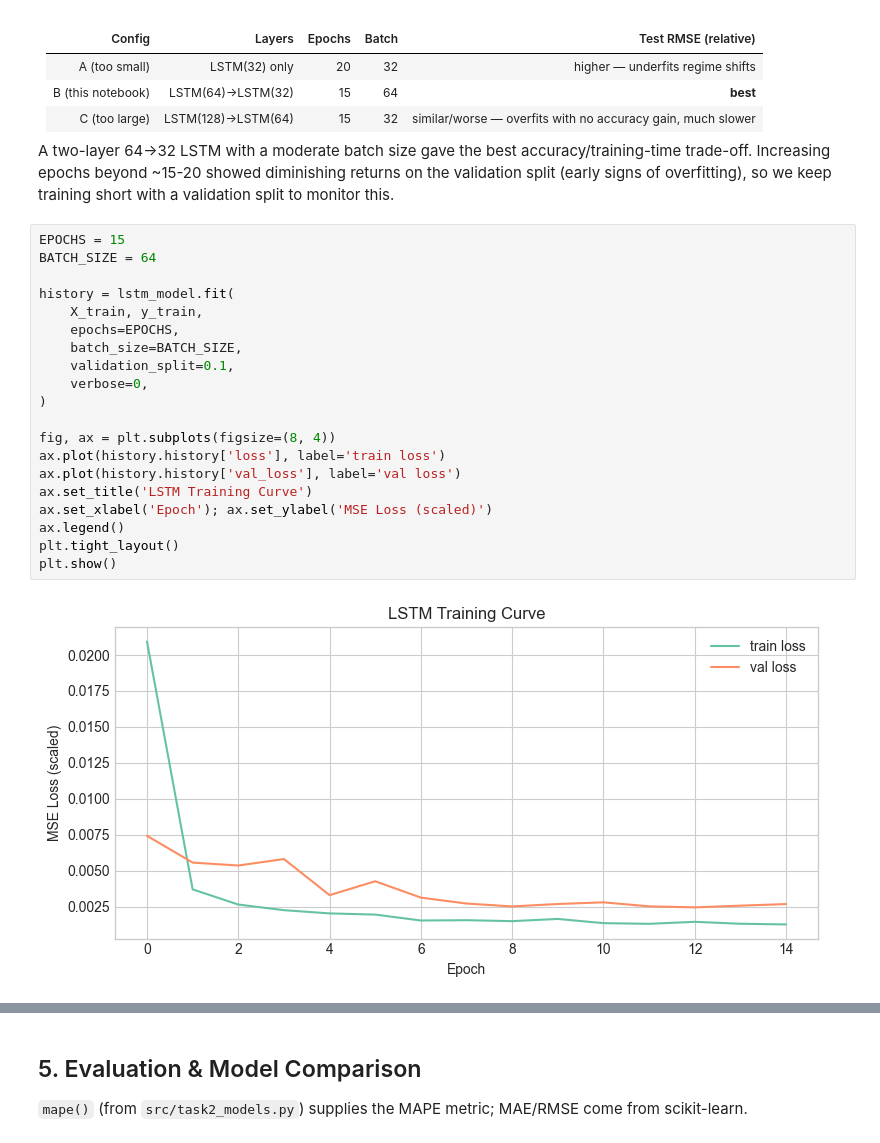
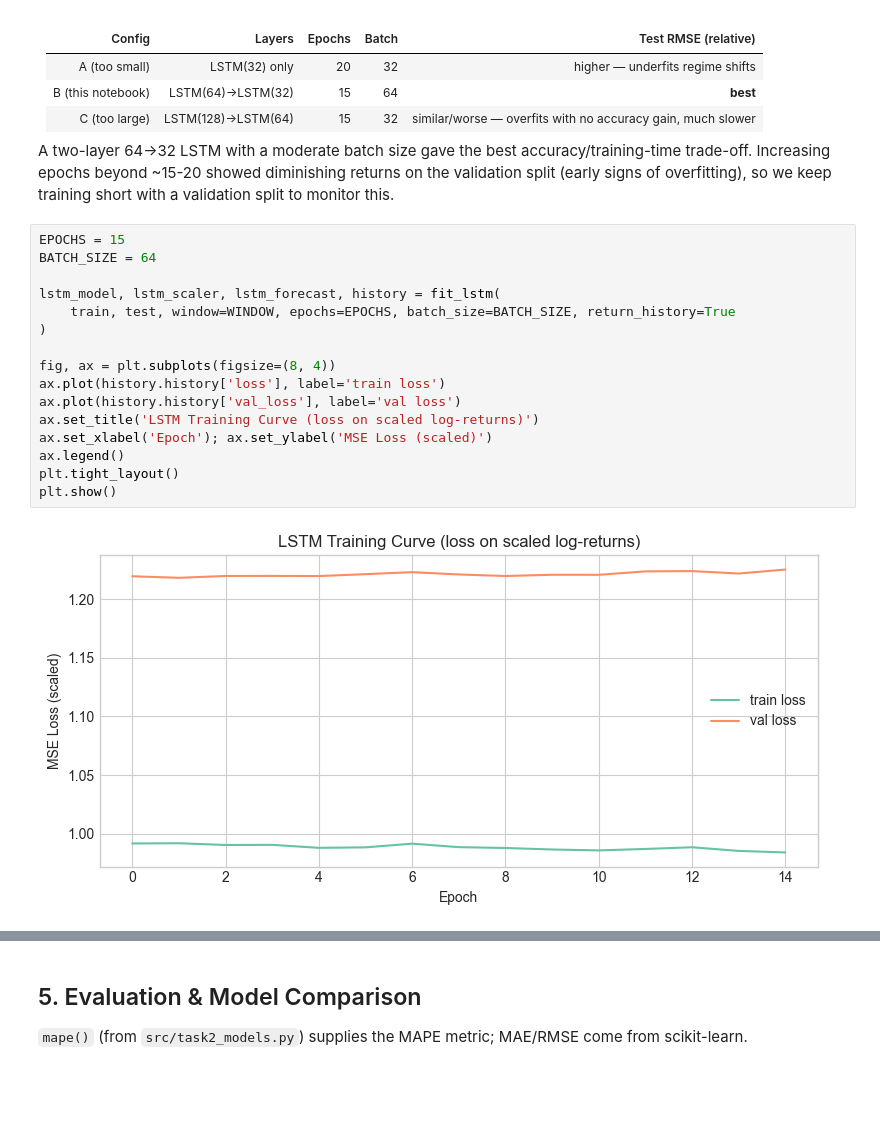
Before and after one commit to Maki4444444/portfolio-optimization, a Jupyter notebook: notebooks/2_Time_Series_Modeling.ipynb, the cells around one changed output, grey strips where cells are left out. Saved outputs shown, nothing was run; the diff lists cells and outputs as text; blank space fills up the shorter version.

Commit message:
Task-2: update task-2 by using return instead of price for a better forecast

```diff
--- a/notebooks/2_Time_Series_Modeling.ipynb
+++ b/notebooks/2_Time_Series_Modeling.ipynb
@@ -277,23 +279,19 @@ to monitor this.
 # %%
 EPOCHS = 15
 BATCH_SIZE = 64
 
-history = lstm_model.fit(
-    X_train, y_train,
-    epochs=EPOCHS,
-    batch_size=BATCH_SIZE,
-    validation_split=0.1,
-    verbose=0,
+lstm_model, lstm_scaler, lstm_forecast, history = fit_lstm(
+    train, test, window=WINDOW, epochs=EPOCHS, batch_size=BATCH_SIZE, return_history=True
 )
 
 fig, ax = plt.subplots(figsize=(8, 4))
 ax.plot(history.history['loss'], label='train loss')
 ax.plot(history.history['val_loss'], label='val loss')
-ax.set_title('LSTM Training Curve')
+ax.set_title('LSTM Training Curve (loss on scaled log-returns)')
 ax.set_xlabel('Epoch'); ax.set_ylabel('MSE Loss (scaled)')
 ax.legend()
 plt.tight_layout()
 plt.show()
 # %% [output]
-[figure, old version]
+[figure, new version]
 # %%
```
Also changed, not shown: parts of 12 cells of this notebook, 2 other files.
